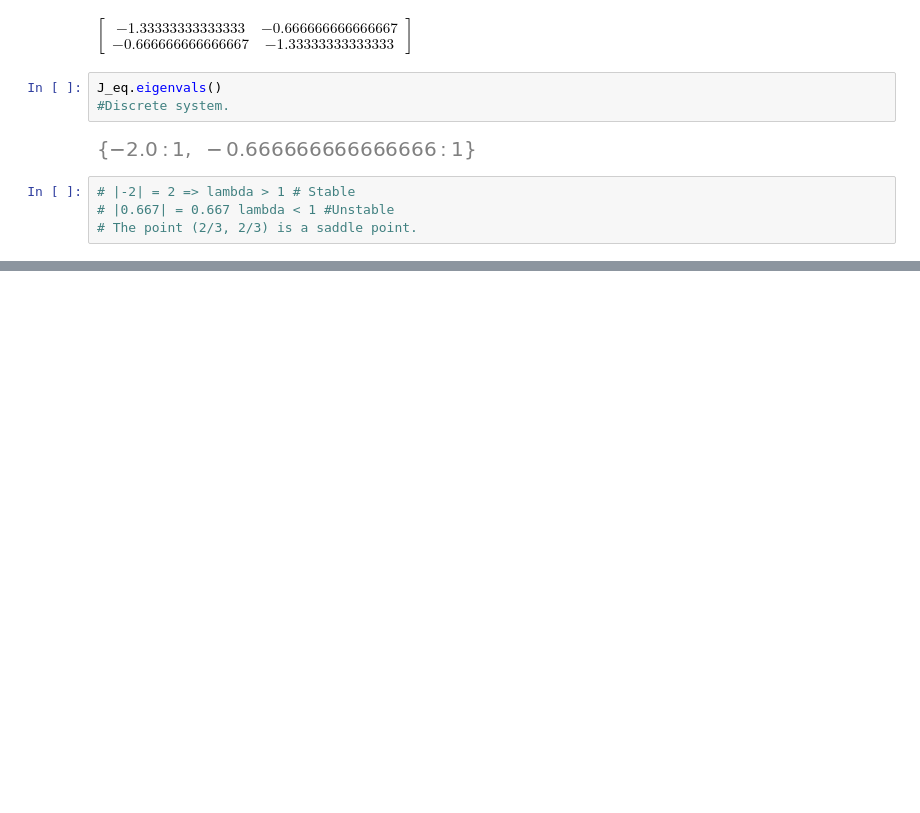
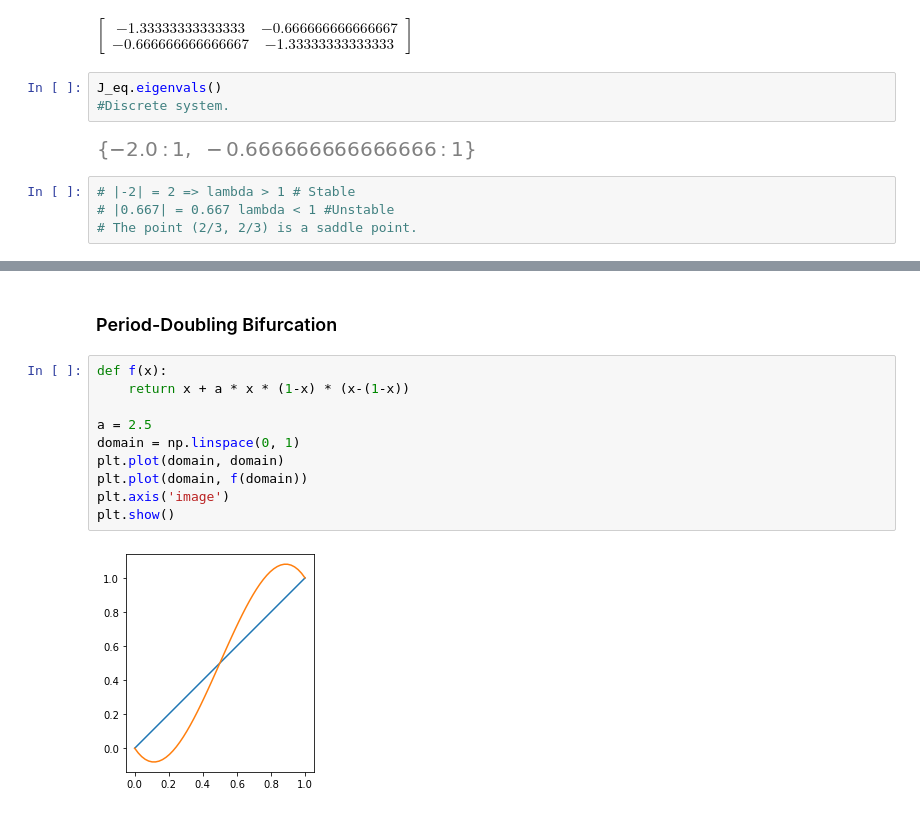
Before and after one commit to grantaguinaldo/ssie, a Jupyter notebook: ssie523/SSIE-523-Exam-1-Starter-Code.ipynb, the cells around one changed output, grey strips where cells are left out. Cells and saved outputs as stored; diff of their text form; blank space fills up the shorter version.

```diff
--- a/ssie523/SSIE-523-Exam-1-Starter-Code.ipynb
+++ b/ssie523/SSIE-523-Exam-1-Starter-Code.ipynb
@@ -462,3 +462,17 @@ J_eq.eigenvals()
 # %% [markdown]
 ### Summary of Discrete Stability Criteria
 ![](../chapter-7.png)
+# %% [markdown]
+### Period-Doubling Bifurcation
+# %%
+def f(x):
+    return x + a * x * (1-x) * (x-(1-x))
+
+a = 2.5
+domain = np.linspace(0, 1)
+plt.plot(domain, domain)
+plt.plot(domain, f(domain))
+plt.axis('image')
+plt.show()
+# %% [output]
+[figure, added]
```
Also changed, not shown: parts of 9 cells of this notebook, 1 other file.
